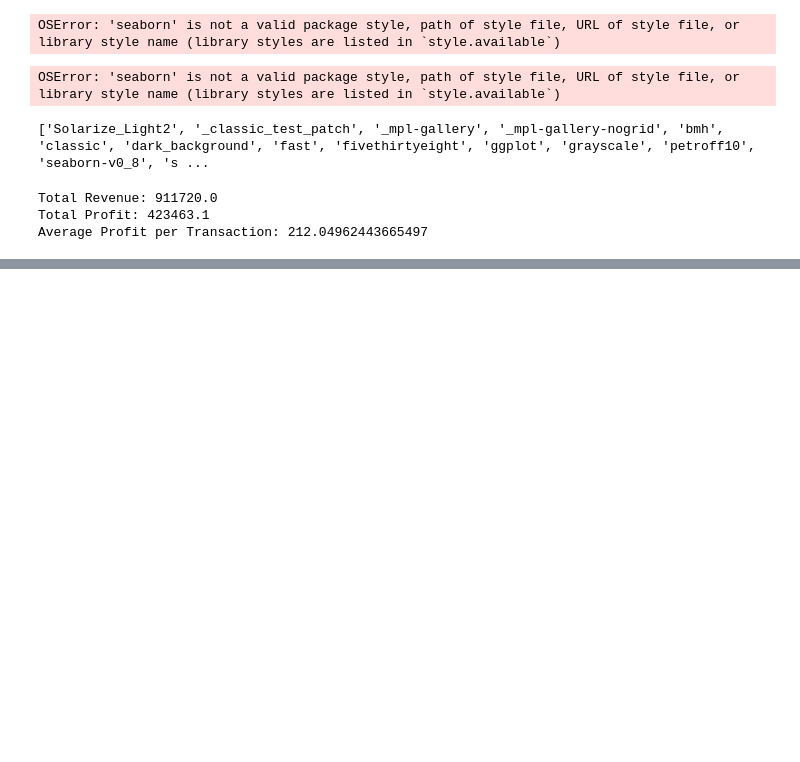
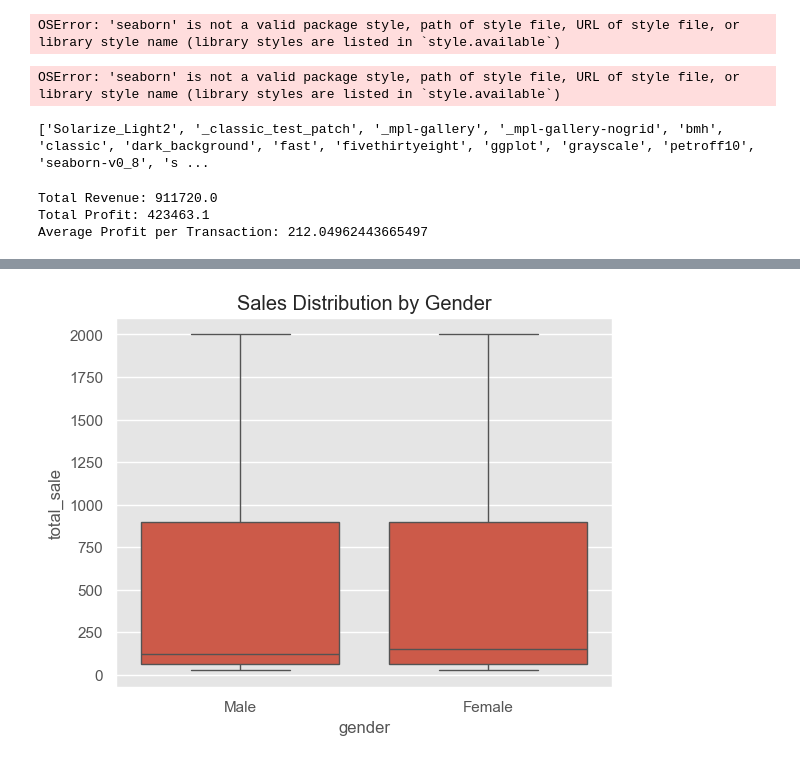
Before and after one commit to satyambalaiwar/RetailX, a Jupyter notebook: retailX_EDA.ipynb, the cells around one changed output, grey strips where cells are left out. Drawn from its saved outputs; the diff is of its cells as text; code cells hidden in the pictures; blank space fills up the shorter version.

```diff
--- a/retailX_EDA.ipynb
+++ b/retailX_EDA.ipynb
@@ -65,0 +101,6 @@ Average Profit per Transaction: 212.04962443665497
+# %%
+sns.boxplot(data=df, x='gender', y='total_sale')
+plt.title("Sales Distribution by Gender")
+plt.show()
+# %% [output]
+[figure, added]
```
Also changed, not shown: parts of 3 cells of this notebook.
